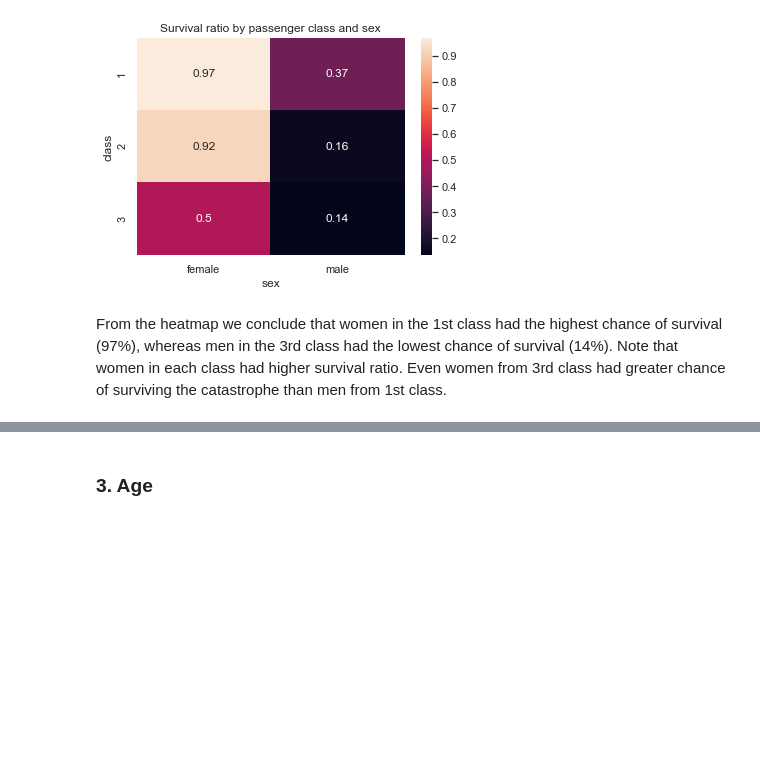
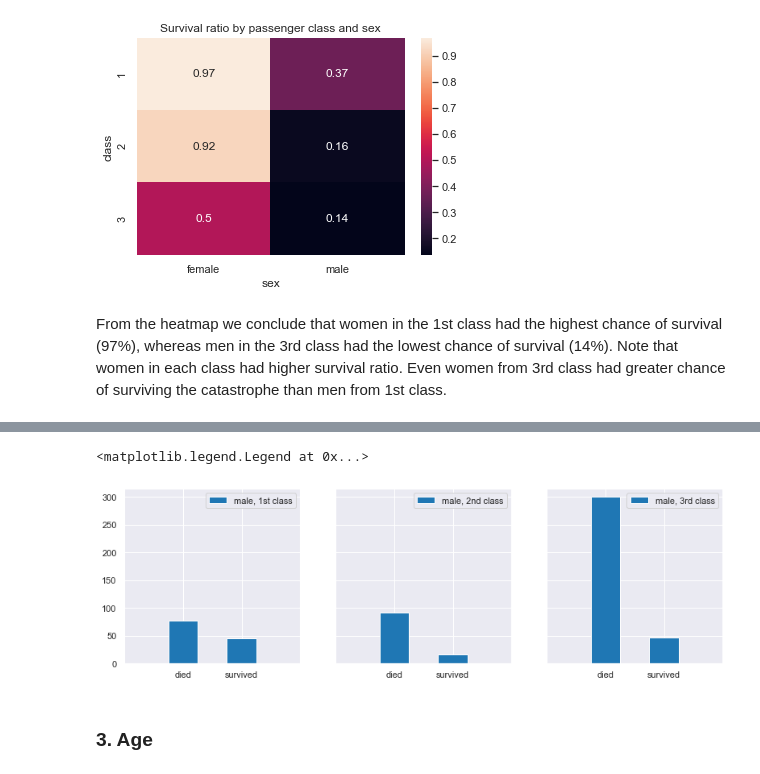
Before and after one commit to golecalicja/titanic-survivor-prediction, a Jupyter notebook: Titanic Survivor Prediction.ipynb, the cells around one changed output, grey strips where cells are left out. Drawn from its saved outputs; the diff is of its cells as text; code cells hidden in the pictures; blank space fills up the shorter version.

```diff
--- a/Titanic Survivor Prediction.ipynb
+++ b/Titanic Survivor Prediction.ipynb
@@ -287,3 +269,29 @@ plt.legend(loc='best')
+# %%
+fig=plt.figure(figsize=(18,4))
+
+ax1=fig.add_subplot(141)
+male_1st_class = df_train["survived"][df_train["sex"] == 'male'][df_train["class"] == 1].value_counts()
+male_1st_class.plot(kind='bar', label='male, 1st class')
+ax1.set_xticklabels(["died", "survived"], rotation=0)
+ax1.set_xlim(-1, len(male_1st_class))
+plt.legend(loc='best')
+
+ax2=fig.add_subplot(142, sharey=ax1)
+male_2nd_class = df_train["survived"][df_train["sex"] == 'male'][df_train["class"] == 2].value_counts()
+male_2nd_class.plot(kind='bar', label='male, 2nd class')
+ax2.set_xticklabels(["died","survived"], rotation=0)
+ax2.set_xlim(-1, len(male_2nd_class))
+plt.legend(loc='best')
+
+ax3=fig.add_subplot(143, sharey=ax1)
+male_3rd_class = df_train["survived"][df_train["sex"] == 'male'][df_train["class"] == 3].value_counts()
+male_3rd_class.plot(kind='bar', label='male, 3rd class')
+ax3.set_xticklabels(["died","survived"], rotation=0)
+ax3.set_xlim(-1, len(male_3rd_class))
+plt.legend(loc='best')
+# %% [output]
+<matplotlib.legend.Legend at 0x...>
+[figure, added]
 # %% [markdown]
 ### 3. Age
 # %%
```
Also changed, not shown: parts of 53 cells of this notebook.
